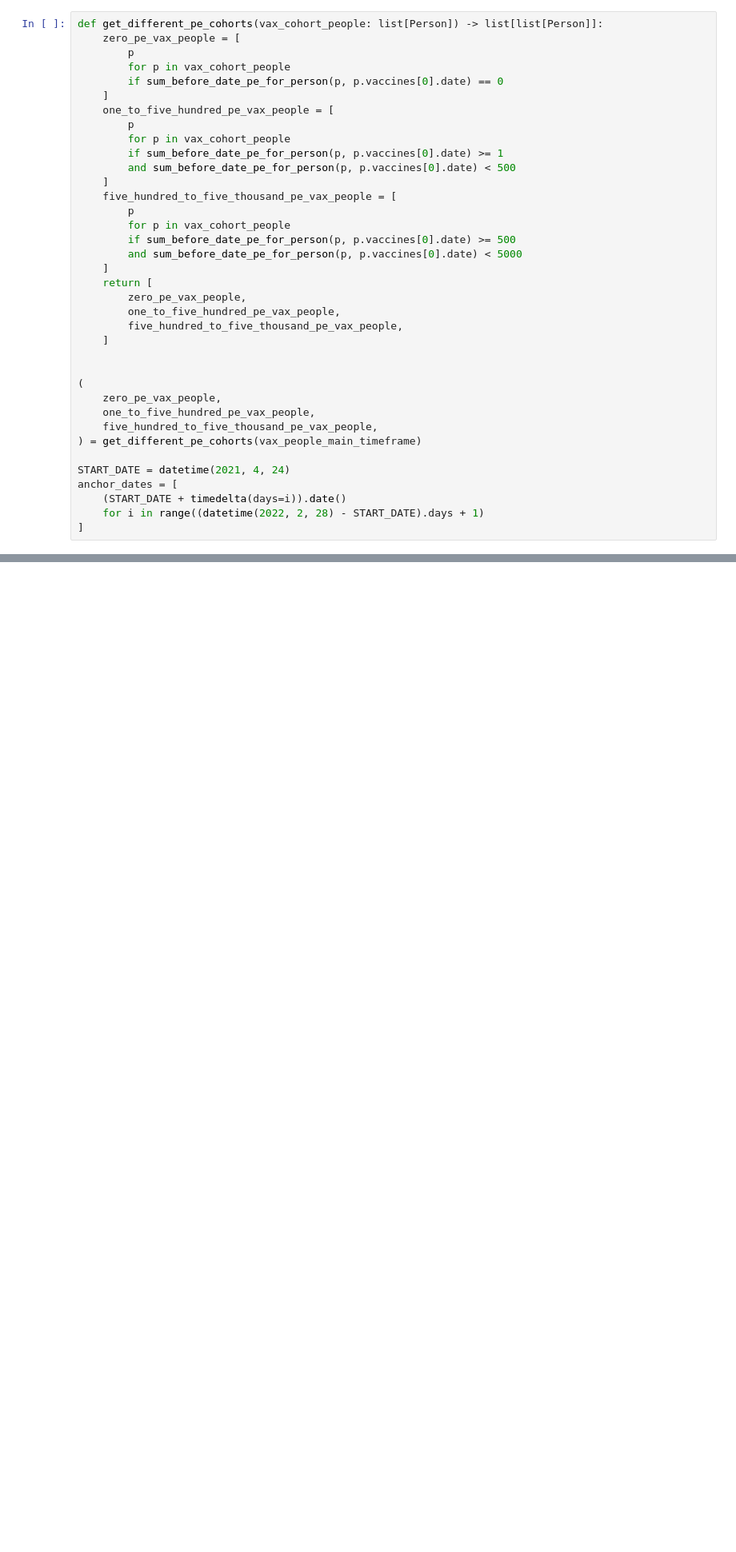
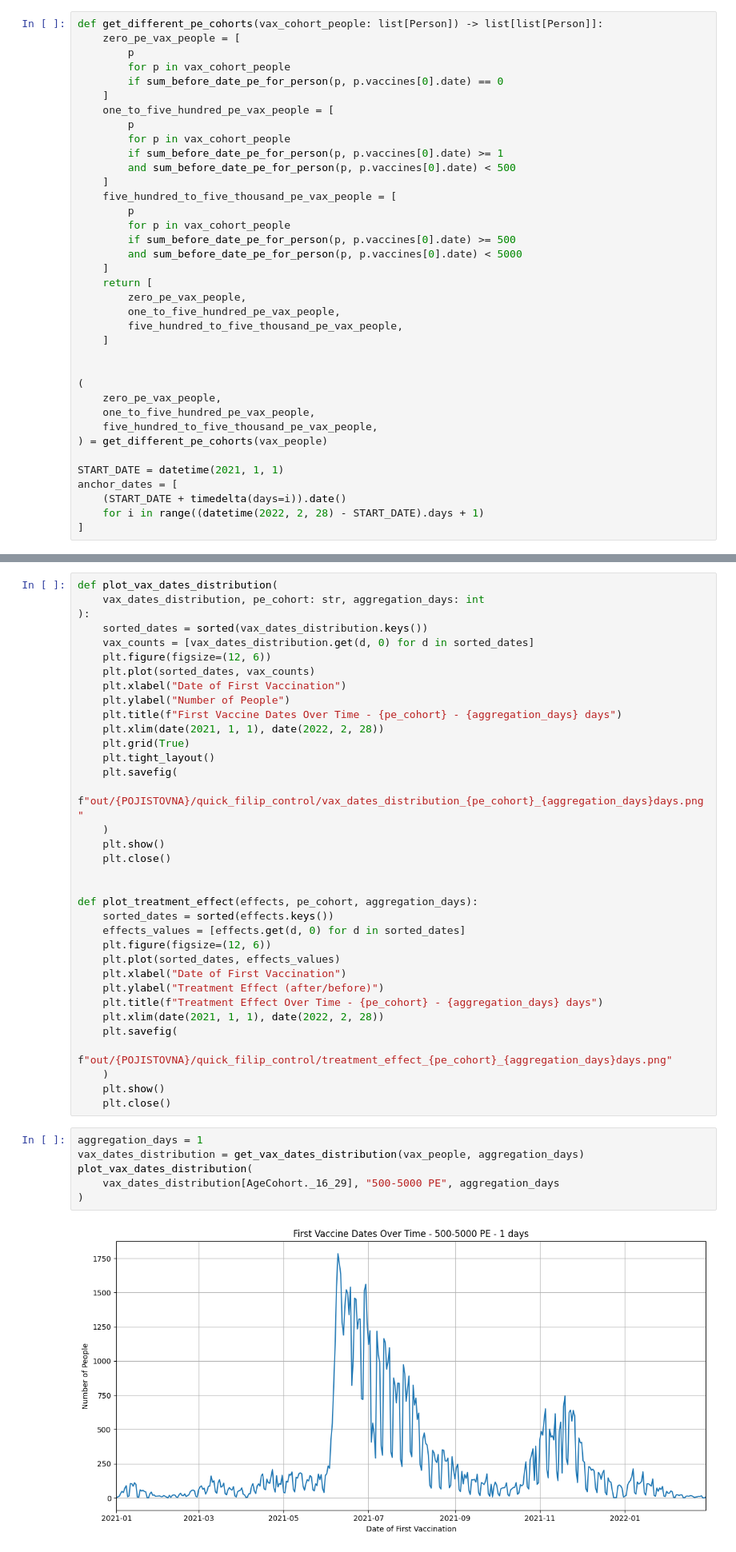
Before and after one commit to ROGR3/ARCHA21-DATACON, a Jupyter notebook: matching_analysis.ipynb, the cells around one changed output, grey strips where cells are left out. Shown at 80% size. Saved outputs shown, nothing was run; the diff lists cells and outputs as text; blank space fills up the shorter version.

```diff
--- a/matching_analysis.ipynb
+++ b/matching_analysis.ipynb
@@ -235,9 +237,9 @@ def get_different_pe_cohorts(vax_cohort_people: list[Person]) -> list[list[Perso
     zero_pe_vax_people,
     one_to_five_hundred_pe_vax_people,
     five_hundred_to_five_thousand_pe_vax_people,
-) = get_different_pe_cohorts(vax_people_main_timeframe)
+) = get_different_pe_cohorts(vax_people)
 
-START_DATE = datetime(2021, 4, 24)
+START_DATE = datetime(2021, 1, 1)
 anchor_dates = [
     (START_DATE + timedelta(days=i)).date()
     for i in range((datetime(2022, 2, 28) - START_DATE).days + 1)
@@ -541,3 +580,46 @@ def get_vax_dates_distribution(
         vax_dates_distribution[ac][aggregated_date] += 1
 
     return vax_dates_distribution
+# %%
+def plot_vax_dates_distribution(
+    vax_dates_distribution, pe_cohort: str, aggregation_days: int
+):
+    sorted_dates = sorted(vax_dates_distribution.keys())
+    vax_counts = [vax_dates_distribution.get(d, 0) for d in sorted_dates]
+    plt.figure(figsize=(12, 6))
+    plt.plot(sorted_dates, vax_counts)
+    plt.xlabel("Date of First Vaccination")
+    plt.ylabel("Number of People")
+    plt.title(f"First Vaccine Dates Over Time - {pe_cohort} - {aggregation_days} days")
+    plt.xlim(date(2021, 1, 1), date(2022, 2, 28))
+    plt.grid(True)
+    plt.tight_layout()
+    plt.savefig(
+        f"out/{POJISTOVNA}/quick_filip_control/vax_dates_distribution_{pe_cohort}_{aggregation_days}days.png"
+    )
+    plt.show()
+    plt.close()
+
+
+def plot_treatment_effect(effects, pe_cohort, aggregation_days):
+    sorted_dates = sorted(effects.keys())
+    effects_values = [effects.get(d, 0) for d in sorted_dates]
+    plt.figure(figsize=(12, 6))
+    plt.plot(sorted_dates, effects_values)
+    plt.xlabel("Date of First Vaccination")
+    plt.ylabel("Treatment Effect (after/before)")
+    plt.title(f"Treatment Effect Over Time - {pe_cohort} - {aggregation_days} days")
+    plt.xlim(date(2021, 1, 1), date(2022, 2, 28))
+    plt.savefig(
+        f"out/{POJISTOVNA}/quick_filip_control/treatment_effect_{pe_cohort}_{aggregation_days}days.png"
+    )
+    plt.show()
+    plt.close()
+# %%
+aggregation_days = 1
+vax_dates_distribution = get_vax_dates_distribution(vax_people, aggregation_days)
+plot_vax_dates_distribution(
+    vax_dates_distribution[AgeCohort._16_29], "500-5000 PE", aggregation_days
+)
+# %% [output]
+[figure, added]
```
Also changed, not shown: parts of 10 cells of this notebook, 23 other files.
